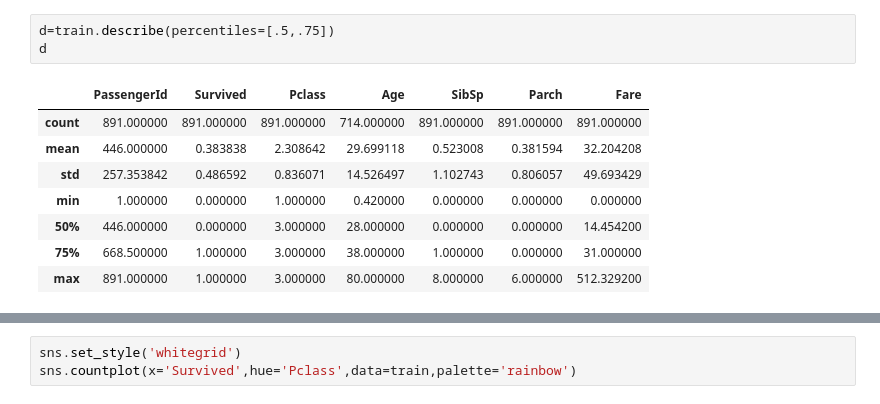
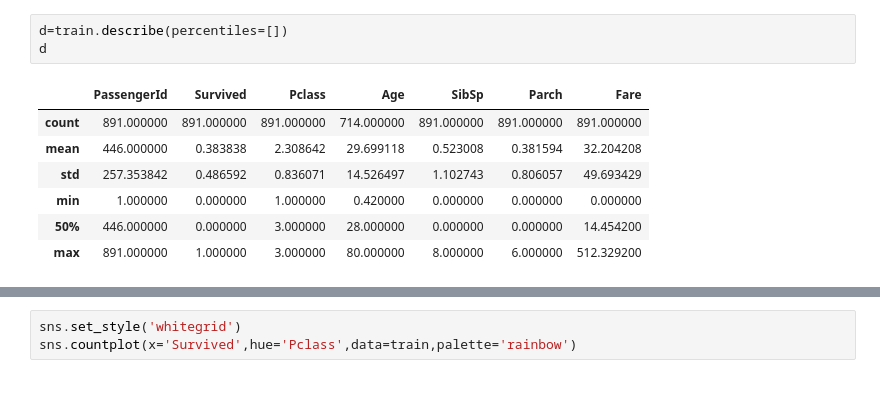
Before and after one commit to Tharun1525/2303A51525, a Jupyter notebook: Lab_05.ipynb, the cells around one changed output, grey strips where cells are left out. Drawn from its saved outputs; the diff is of its cells as text.

```diff
--- a/Lab_05.ipynb
+++ b/Lab_05.ipynb
@@ -39,14 +39,13 @@ Data columns (total 12 columns):
 dtypes: float64(2), int64(5), object(5)
 memory usage: 83.7+ KB
 # %%
-d=train.describe(percentiles=[.5,.75])
+d=train.describe(percentiles=[])
 d
 # %% [output]
 |  | PassengerId | Survived | Pclass | Age | SibSp | Parch | Fare |
 | count | 891.000000 | 891.000000 | 891.000000 | 714.000000 | 891.000000 | 891.000000 | 891.000000 |
 | mean | 446.000000 | 0.383838 | 2.308642 | 29.699118 | 0.523008 | 0.381594 | 32.204208 |
 | std | 257.353842 | 0.486592 | 0.836071 | 14.526497 | 1.102743 | 0.806057 | 49.693429 |
 | min | 1.000000 | 0.000000 | 1.000000 | 0.420000 | 0.000000 | 0.000000 | 0.000000 |
 | 50% | 446.000000 | 0.000000 | 3.000000 | 28.000000 | 0.000000 | 0.000000 | 14.454200 |
-| 75% | 668.500000 | 1.000000 | 3.000000 | 38.000000 | 1.000000 | 0.000000 | 31.000000 |
 | max | 891.000000 | 1.000000 | 3.000000 | 80.000000 | 8.000000 | 6.000000 | 512.329200 |
```
Also changed, not shown: parts of 16 cells of this notebook.
